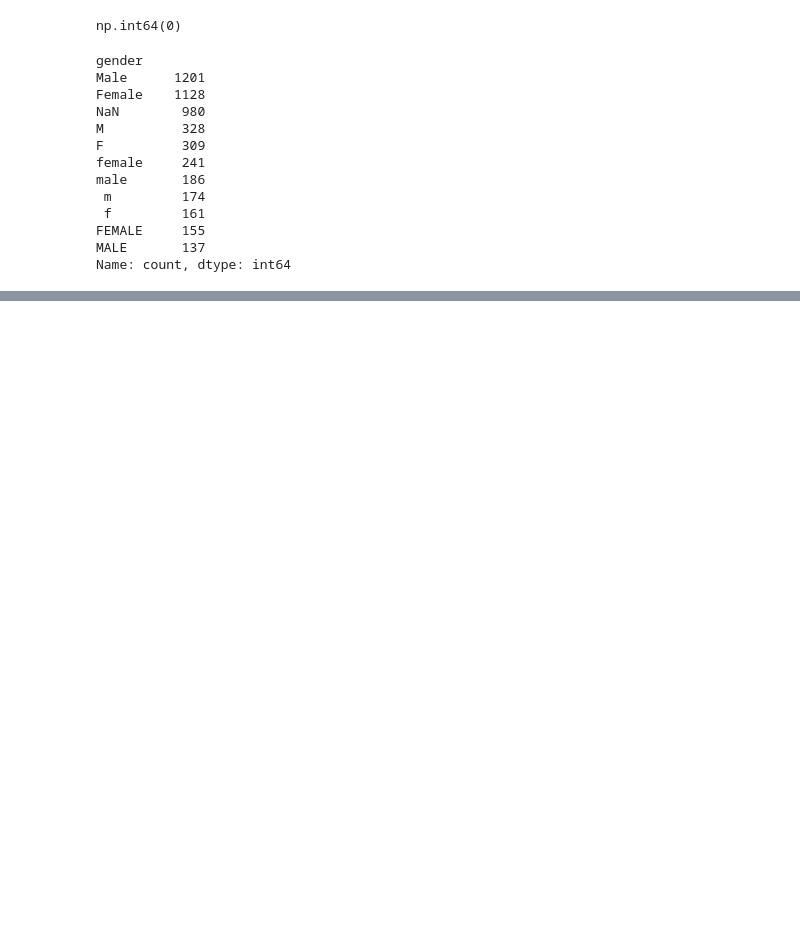
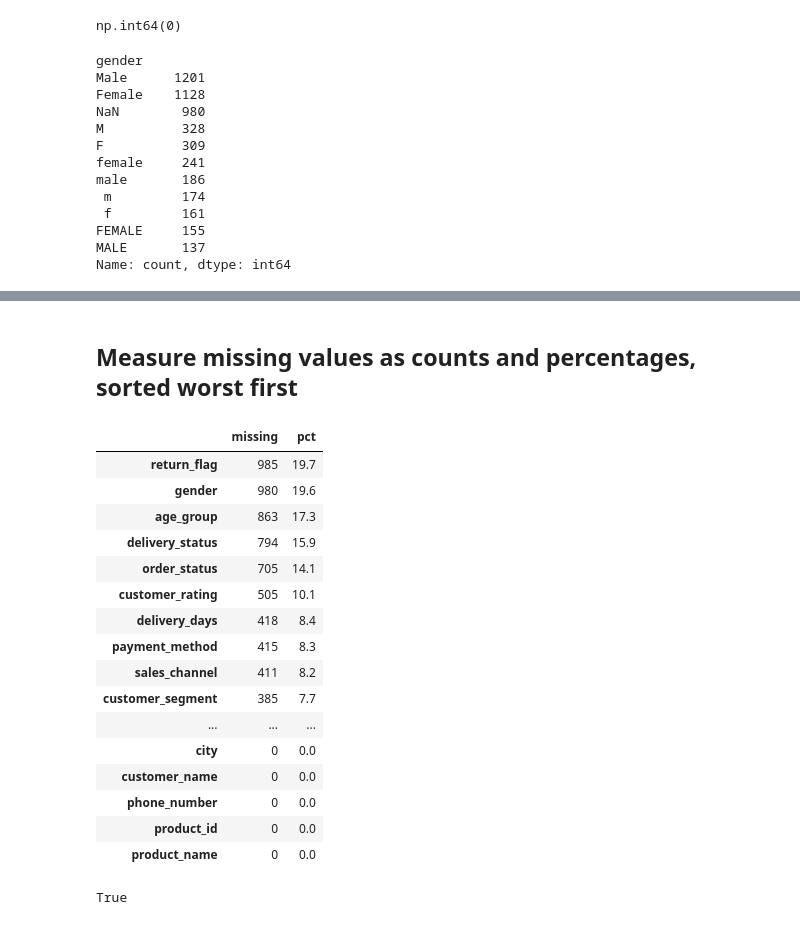
Before and after one commit to GLICON/urbannest-retail-pipeline, a Jupyter notebook: notebooks/profiling.ipynb, the cells around one changed output, grey strips where cells are left out. Drawn from its saved outputs; the diff is of its cells as text; code cells hidden in the pictures; blank space fills up the shorter version.

```diff
--- a/notebooks/profiling.ipynb
+++ b/notebooks/profiling.ipynb
@@ -119,0 +132,28 @@ Name: count, dtype: int64
+# %% [markdown]
+## Measure missing values as counts and percentages, sorted worst first
+# %%
+nulls = df.isna().sum().to_frame("missing")
+nulls["pct"] = (nulls["missing"] / len(df) * 100).round(1)
+nulls.sort_values("missing", ascending=False)
+# %% [output]
+|  | missing | pct |
+| return_flag | 985 | 19.7 |
+| gender | 980 | 19.6 |
+| age_group | 863 | 17.3 |
+| delivery_status | 794 | 15.9 |
+| order_status | 705 | 14.1 |
+| customer_rating | 505 | 10.1 |
+| delivery_days | 418 | 8.4 |
+| payment_method | 415 | 8.3 |
+| sales_channel | 411 | 8.2 |
+| customer_segment | 385 | 7.7 |
+| ... | ... | ... |
+| city | 0 | 0.0 |
+| customer_name | 0 | 0.0 |
+| phone_number | 0 | 0.0 |
+| product_id | 0 | 0.0 |
+| product_name | 0 | 0.0 |
+# %%
+df["order_id"].is_unique
+# %% [output]
+True
```
Also changed, not shown: parts of 14 cells of this notebook.
